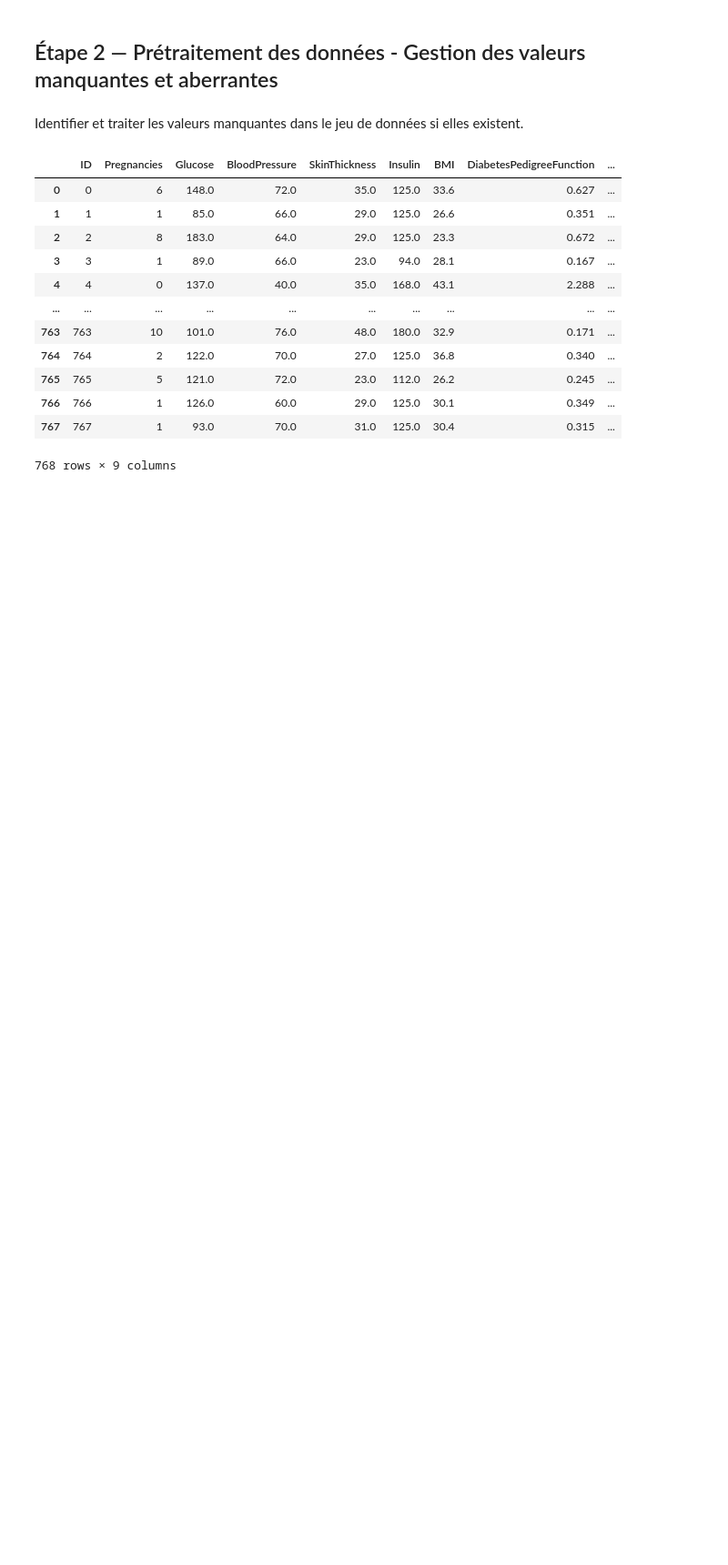
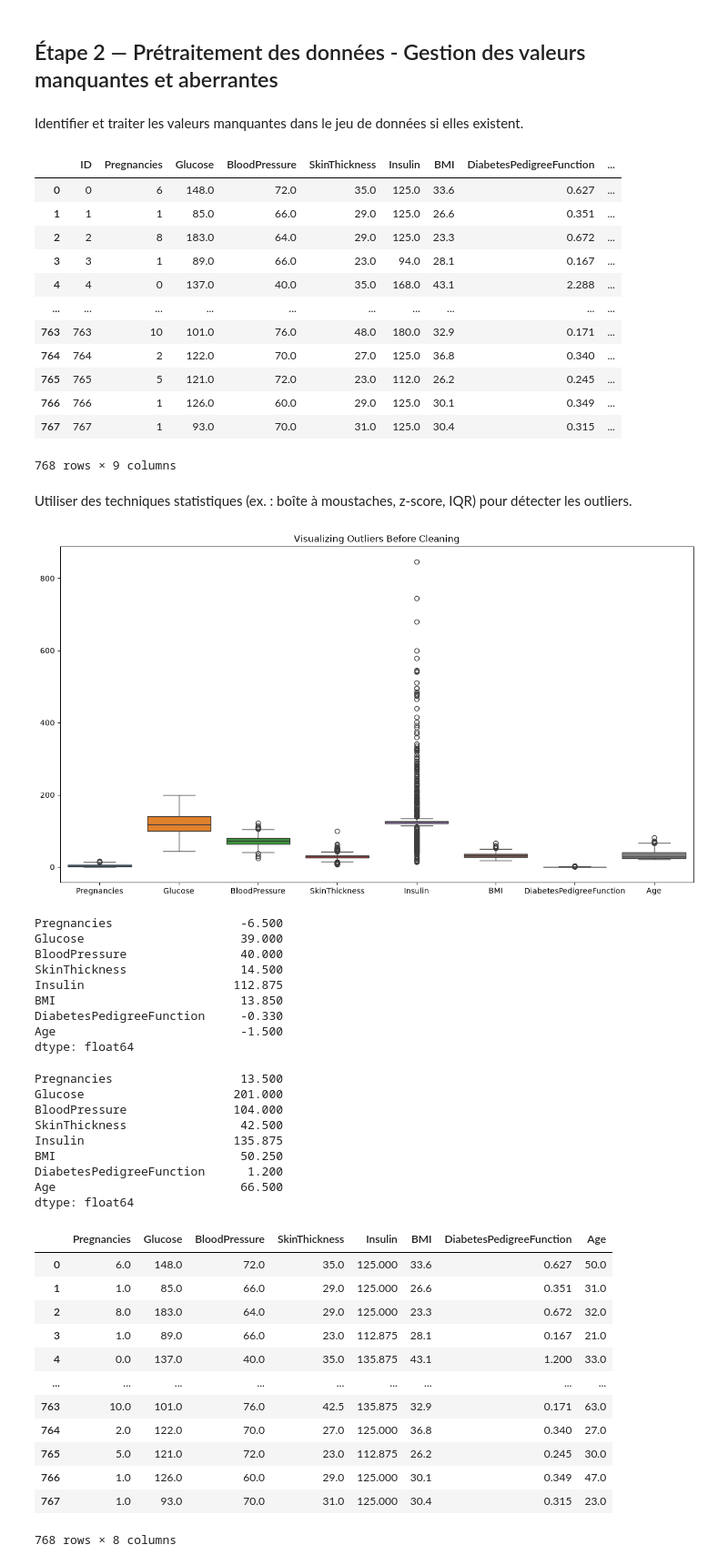
Before and after one commit to ElMehdiCherkaoui/Systeme-Intelligent-de-Prediction-du-Risque-de-Diabete, a Jupyter notebook: notebooks/01_analyse_complete.ipynb, the cells around one changed output. Shown at 91% size. Saved outputs shown, nothing was run; the diff lists cells and outputs as text; code cells hidden in the pictures; blank space fills up the shorter version.

Commit message:
use technique statiques calculating iqr so i can detect the ouliers and remove them

```diff
--- a/notebooks/01_analyse_complete.ipynb
+++ b/notebooks/01_analyse_complete.ipynb
@@ -129,3 +129,63 @@ display(df)
 | 766 | 766 | 1 | 126.0 | 60.0 | 29.0 | 125.0 | 30.1 | 0.349 | ... |
 | 767 | 767 | 1 | 93.0 | 70.0 | 31.0 | 125.0 | 30.4 | 0.315 | ... |
 768 rows × 9 columns
+# %% [markdown]
+Utiliser des techniques statistiques (ex. : boîte à moustaches, z-score, IQR) pour détecter les outliers.
+# %%
+df = df.drop('ID',axis=1)
+
+plt.figure(figsize=(15, 8))
+sns.boxplot(data=df)
+plt.title("Visualizing Outliers Before Cleaning")
+plt.show()
+
+Q1 = df.quantile(0.25)
+Q3 = df.quantile(0.75)
+IQR = Q3 - Q1
+
+lower_limit = Q1 - 1.5 * IQR
+upper_limit = Q3 + 1.5 * IQR
+
+df_cleaned = df.clip(lower=lower_limit, upper=upper_limit, axis=1)
+
+display(lower_limit,upper_limit)
+
+display(df_cleaned)
+
+plt.figure(figsize=(15, 8))
+sns.boxplot(data=df_cleaned)
+plt.title("Visualizing Outliers Before Cleaning")
+plt.show()
+# %% [output]
+[figure, added]
+Pregnancies                  -6.500
+Glucose                      39.000
+BloodPressure                40.000
+SkinThickness                14.500
+Insulin                     112.875
+BMI                          13.850
+DiabetesPedigreeFunction     -0.330
+Age                          -1.500
+dtype: float64
+Pregnancies                  13.500
+Glucose                     201.000
+BloodPressure               104.000
+SkinThickness                42.500
+Insulin                     135.875
+BMI                          50.250
+DiabetesPedigreeFunction      1.200
+Age                          66.500
+dtype: float64
+|  | Pregnancies | Glucose | BloodPressure | SkinThickness | Insulin | BMI | DiabetesPedigreeFunction | Age |
+| 0 | 6.0 | 148.0 | 72.0 | 35.0 | 125.000 | 33.6 | 0.627 | 50.0 |
+| 1 | 1.0 | 85.0 | 66.0 | 29.0 | 125.000 | 26.6 | 0.351 | 31.0 |
+| 2 | 8.0 | 183.0 | 64.0 | 29.0 | 125.000 | 23.3 | 0.672 | 32.0 |
+| 3 | 1.0 | 89.0 | 66.0 | 23.0 | 112.875 | 28.1 | 0.167 | 21.0 |
+| 4 | 0.0 | 137.0 | 40.0 | 35.0 | 135.875 | 43.1 | 1.200 | 33.0 |
+| ... | ... | ... | ... | ... | ... | ... | ... | ... |
+| 763 | 10.0 | 101.0 | 76.0 | 42.5 | 135.875 | 32.9 | 0.171 | 63.0 |
+| 764 | 2.0 | 122.0 | 70.0 | 27.0 | 125.000 | 36.8 | 0.340 | 27.0 |
+| 765 | 5.0 | 121.0 | 72.0 | 23.0 | 112.875 | 26.2 | 0.245 | 30.0 |
+| 766 | 1.0 | 126.0 | 60.0 | 29.0 | 125.000 | 30.1 | 0.349 | 47.0 |
+| 767 | 1.0 | 93.0 | 70.0 | 31.0 | 125.000 | 30.4 | 0.315 | 23.0 |
+768 rows × 8 columns
```
Also changed, not shown: parts of 1 cell of this notebook.
